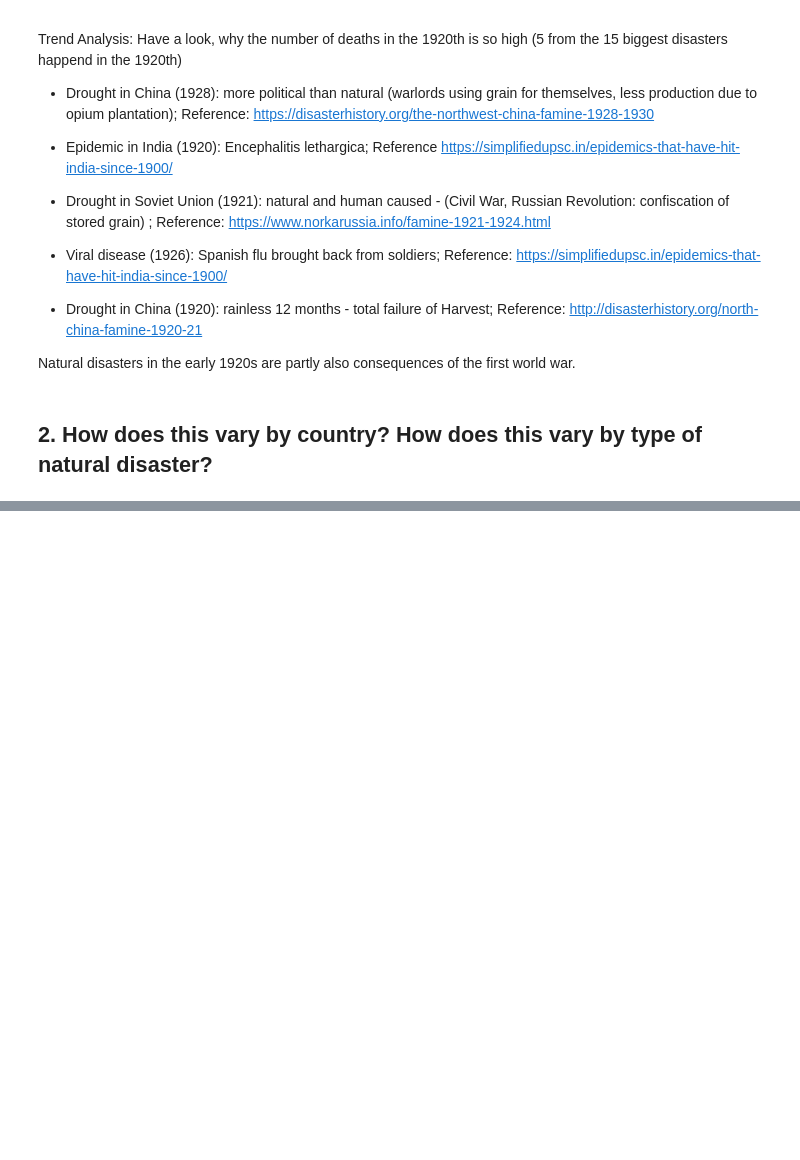
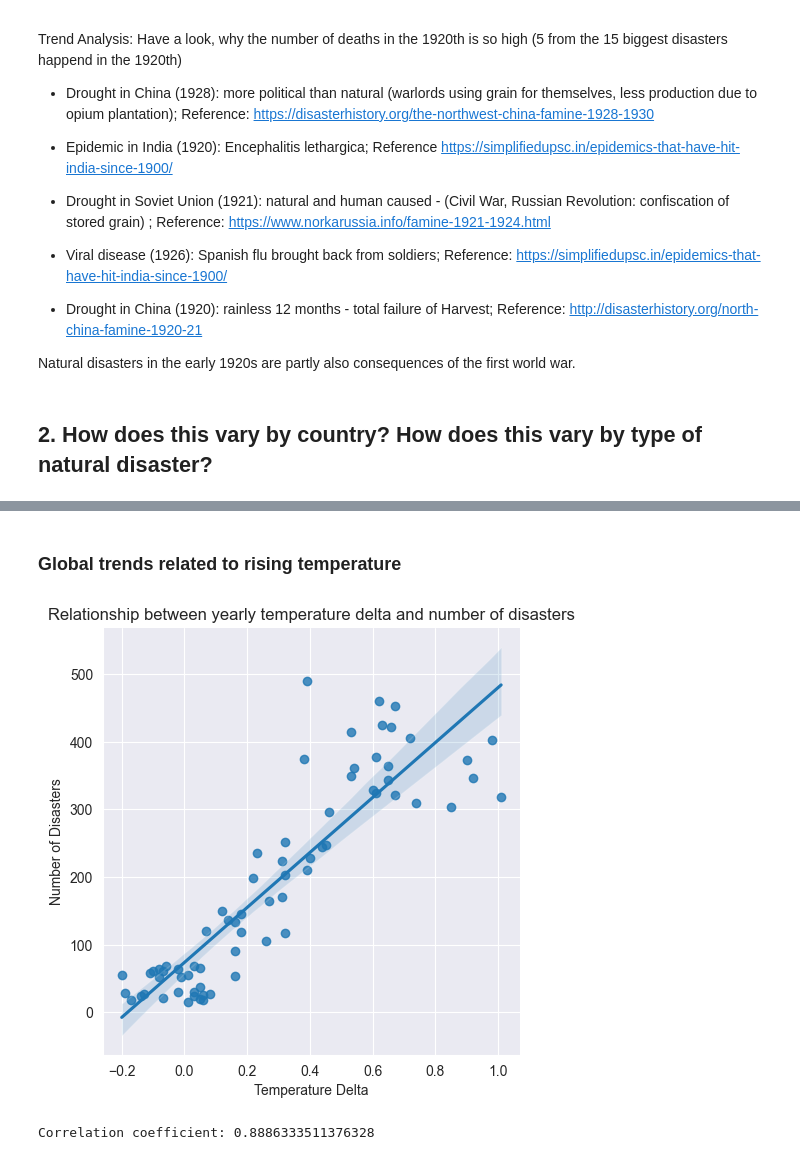
Before and after one commit to r-Files/DOPP, a Jupyter notebook: jupyter_notebooks/Full_analysis.ipynb, the cells around one changed output, grey strips where cells are left out. Saved outputs shown, nothing was run; the diff lists cells and outputs as text; code cells hidden in the pictures; blank space fills up the shorter version.

```diff
--- a/jupyter_notebooks/Full_analysis.ipynb
+++ b/jupyter_notebooks/Full_analysis.ipynb
@@ -984,0 +604,16 @@ Natural disasters in the early 1920s are partly also consequences of the first w
+# %% [markdown]
+### Global trends related to rising temperature
+# %%
+yearly_temp_disasters = pd.concat((yearly_global_temp, get_yearly_disaster_count(groupby_base)), axis="columns")#.rename_axis("Year")
+yearly_temp_disasters["Disaster_Decade"] = yearly_temp_disasters.index//10*10
+sns.lmplot(data=yearly_temp_disasters,
+           x="Temperature Delta",
+           y="No_Disasters")
+plt.xlabel("Temperature Delta")
+plt.ylabel("Number of Disasters")
+plt.title("Relationship between yearly temperature delta and number of disasters")
+plt.show()
+print(f"Correlation coefficient: {yearly_temp_disasters['Temperature Delta'].corr(yearly_temp_disasters['No_Disasters'])}")
+# %% [output]
+[figure, added]
+Correlation coefficient: 0.8886333511376328
```
Also changed, not shown: parts of 40 cells of this notebook.
